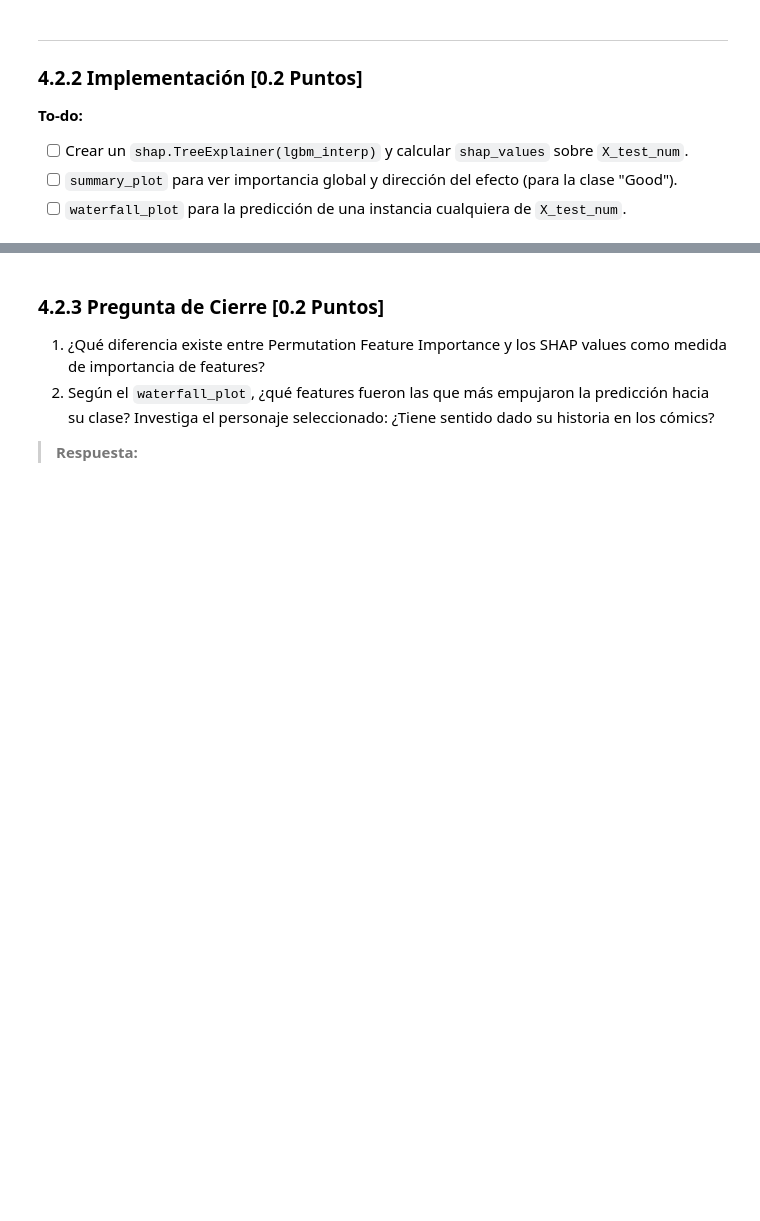
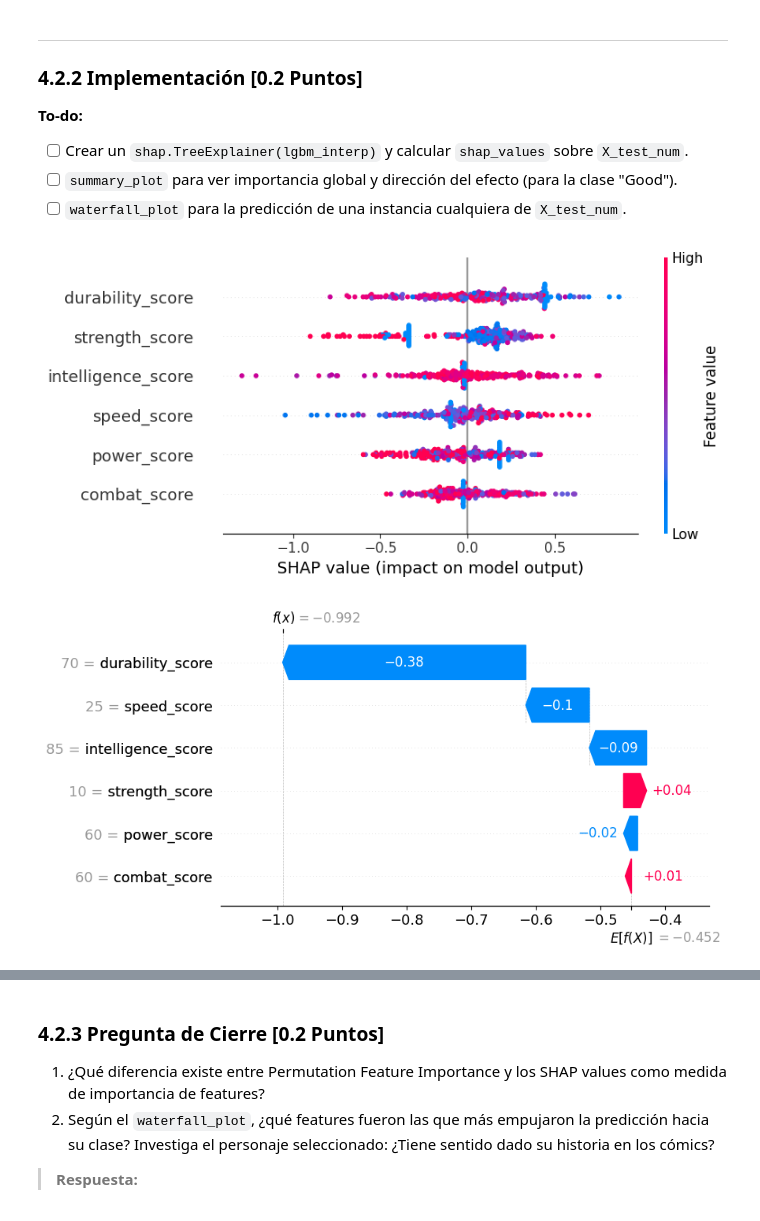
Before and after one commit to enzo-toledo/MDS7202, a Jupyter notebook: labs/lab_7/Lab7_enunciado.ipynb, the cells around one changed output, grey strips where cells are left out. Drawn from its saved outputs; the diff is of its cells as text; code cells hidden in the pictures; blank space fills up the shorter version.

```diff
--- a/labs/lab_7/Lab7_enunciado.ipynb
+++ b/labs/lab_7/Lab7_enunciado.ipynb
@@ -774,4 +803,22 @@ Optuna provee visualizaciones interactivas para analizar el proceso de optimizac
 - [ ] Reentrenar un pipeline `pipe_lgbm_opt` con `study.best_params`.
 - [ ] Comparar F1-Macro entre `pipe_lgbm` (defaults) y `pipe_lgbm_opt` (optimizado).
 # %%
-#### Código aquí ####
+pipe_lgbm_opt = Pipeline(
+    [
+        ("features", preprocessing_transformer),
+        ("clf", LGBMClassifier(**study.best_params, random_state=RANDOM_STATE, verbose=-1)),
+    ]
+)
+
+pipe_lgbm_opt.fit(X_train, y_train)
+
+y_pred_lgbm_opt = pipe_lgbm_opt.predict(X_test)
+
+from sklearn.metrics import f1_score
+
+f1_default = f1_score(y_test, y_pred_lgbm, average="macro")
+f1_opt = f1_score(y_test, y_pred_lgbm_opt, average="macro")
+
+print(f"LightGBM (defaults) F1-Macro:   {f1_default:.4f}")
+print(f"LightGBM (optimizado) F1-Macro: {f1_opt:.4f}")
+print(f"Mejora: {f1_opt - f1_default:+.4f}")
@@ -810,4 +865,5 @@ X_train_num = X_train[NUMERICAL_FEATURES]
 X_test_num = X_test[NUMERICAL_FEATURES]
 
 # Reentrenar LGBM con los mejores hiperparámetros, solo sobre scores numéricos
-lgbm_interp = ...
+lgbm_interp = LGBMClassifier(**study.best_params, random_state=RANDOM_STATE, verbose=-1)
+lgbm_interp.fit(X_train_num, y_train)
@@ -866,4 +963,19 @@ Responde las siguientes preguntas con tus propias palabras:
 - [ ] `summary_plot` para ver importancia global y dirección del efecto (para la clase "Good").
 - [ ] `waterfall_plot` para la predicción de una instancia cualquiera de `X_test_num`.
 # %%
-#### Código aquí ####
+import shap
+
+explainer = shap.TreeExplainer(lgbm_interp)
+explanation = explainer(X_test_num)
+
+# Índice de la clase "Good" (clases ordenadas: Bad=0, Good=1, Neutral=2)
+good_idx = list(lgbm_interp.classes_).index("Good")
+
+# Summary plot usando directamente explanation segmentado por clase
+shap.summary_plot(explanation.values[:, :, good_idx], X_test_num, feature_names=NUMERICAL_FEATURES)
+
+# Waterfall plot: predicción de la primera instancia para la clase 'Good'
+shap.plots.waterfall(explanation[0, :, good_idx])
+# %% [output]
+[figure, added]
+[figure, added]
```
Also changed, not shown: parts of 30 cells of this notebook.
